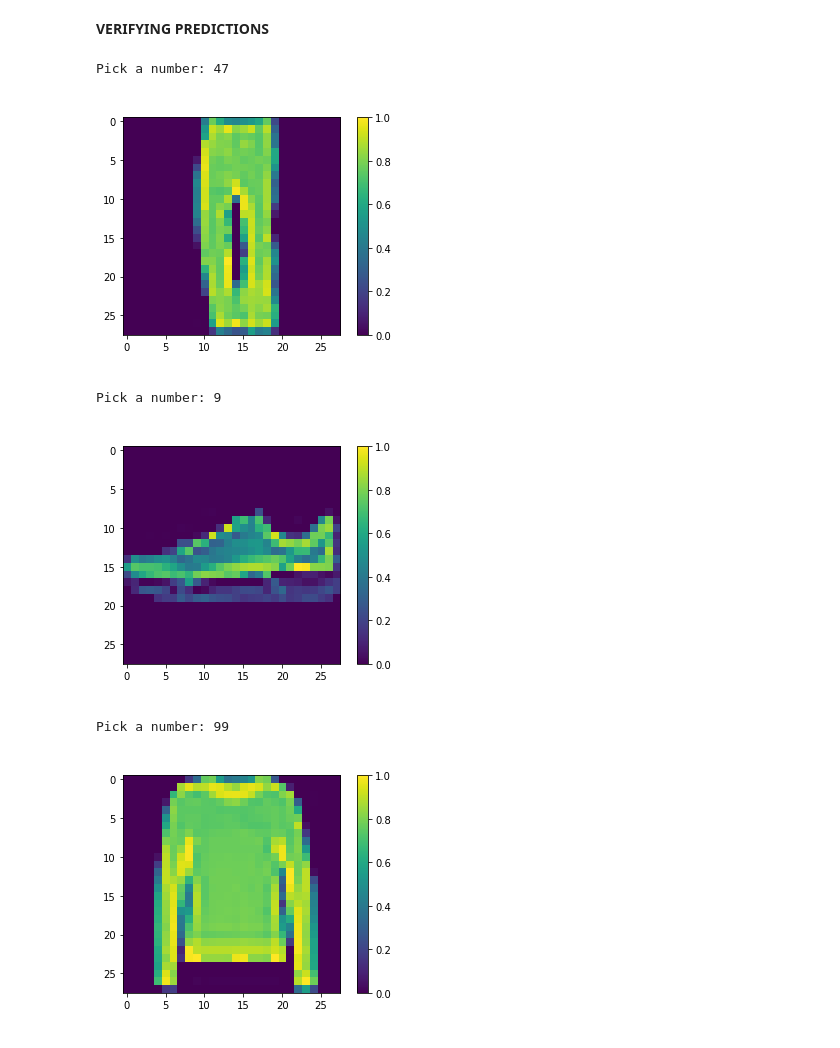
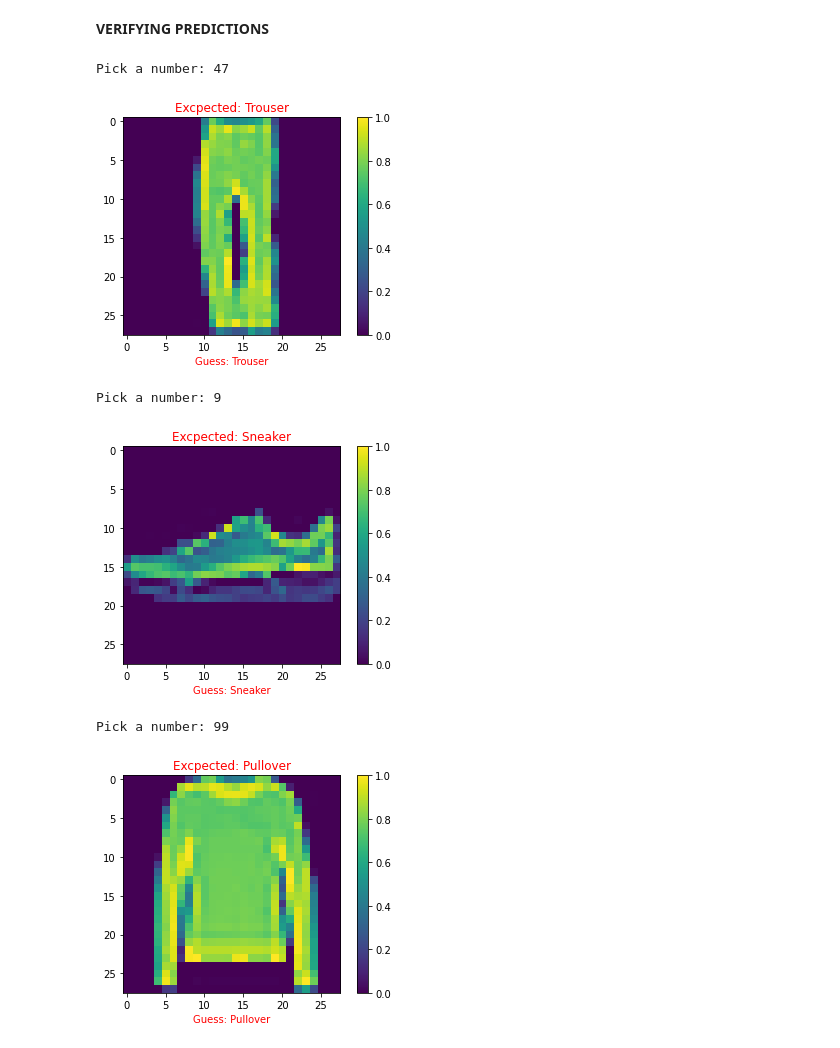
Before and after one commit to imakshit/Tensorflow, a Jupyter notebook: Image_classification_using_neural_networks.ipynb, the cells around one changed output. Drawn from its saved outputs; the diff is of its cells as text; code cells hidden in the pictures.

```diff
--- a/Image_classification_using_neural_networks.ipynb
+++ b/Image_classification_using_neural_networks.ipynb
@@ -173,7 +173,7 @@ test_labels[0]
 # %% [markdown]
 **VERIFYING PREDICTIONS**
 # %%
-COLOR = 'white'
+COLOR = 'red'
 plt.rcParams['text.color'] = COLOR
 plt.rcParams['axes.labelcolor'] = COLOR
 
@@ -212,9 +212,9 @@ label = test_labels[num]
 predict(model, image, label)
 # %% [output]
 Pick a number: 47
-[figure, old version]
+[figure, new version]
 # %%
-COLOR = 'white'
+COLOR = 'red'
 plt.rcParams['text.color'] = COLOR
 plt.rcParams['axes.labelcolor'] = COLOR
 
@@ -226,36 +226,36 @@ def predict(model, image, correct_label):
 
   show_image(image, class_names[correct_label], predicted_class)
 
 
 def show_image(img, label, guess):
   plt.figure()
   plt.imshow(img)
   plt.title("Excpected: " + label)
   plt.xlabel("Guess: " + guess)
   plt.colorbar()
   plt.grid(False)
   plt.show()
 
 
 def get_number():
   while True:
     num = input("Pick a number: ")
     if num.isdigit():
       num = int(num)
       if 0 <= num <= 1000:
         return int(num)
     else:
       print("Try again...")
 
 num = get_number()
 image = test_images[num]
 label = test_labels[num]
 predict(model, image, label)
 # %% [output]
 Pick a number: 9
-[figure, old version]
+[figure, new version]
 # %%
-COLOR = 'white'
+COLOR = 'red'
 plt.rcParams['text.color'] = COLOR
 plt.rcParams['axes.labelcolor'] = COLOR
 
@@ -294,5 +294,5 @@ label = test_labels[num]
 predict(model, image, label)
 # %% [output]
 Pick a number: 99
-[figure, old version]
+[figure, new version]
 # %%
```
Also changed, not shown: parts of 2 cells of this notebook.
